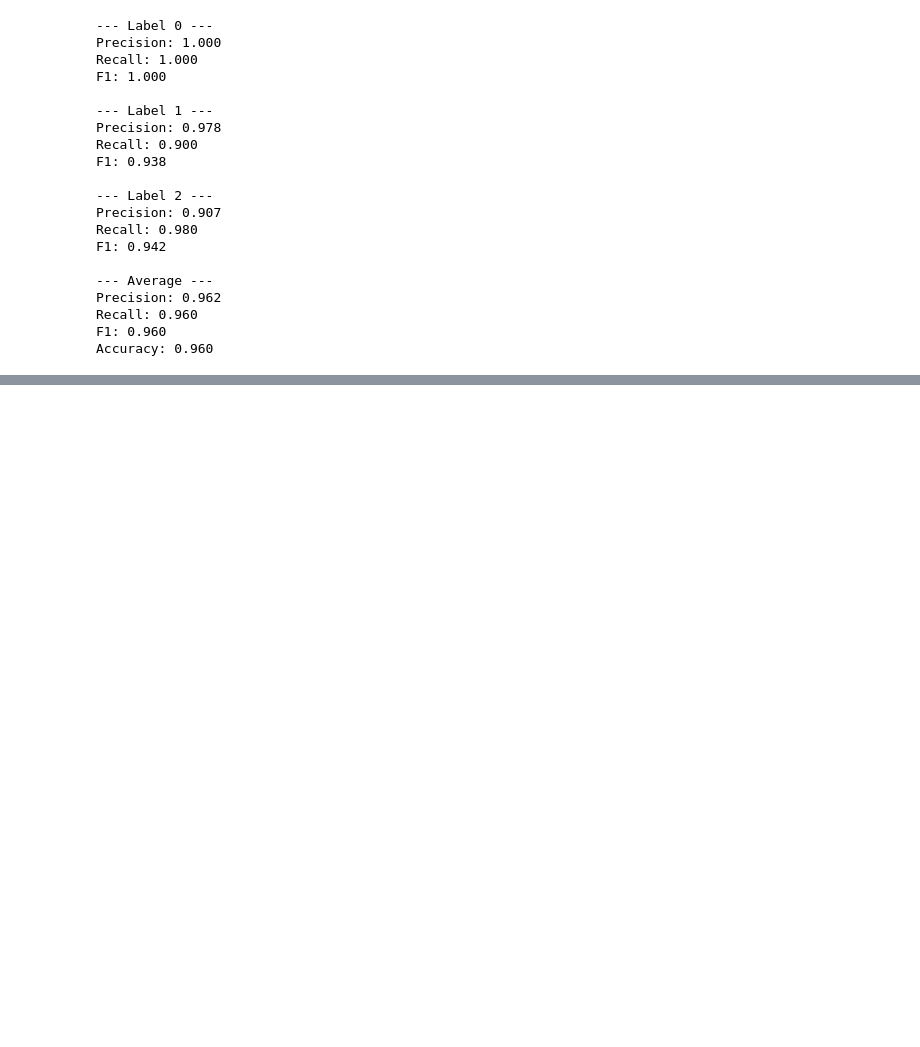
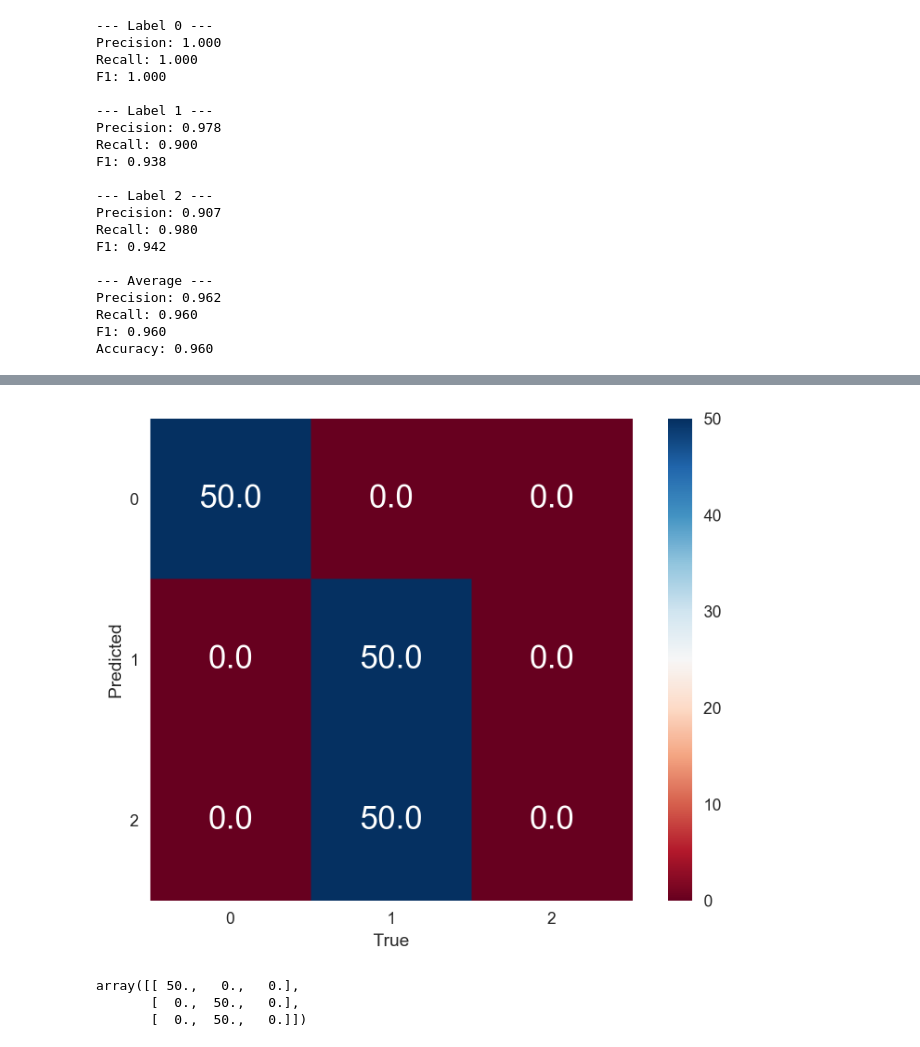
Before and after one commit to ZWMiller/machine_learning_from_scratch, a Jupyter notebook: notebooks/metrics/classification_metrics.ipynb, the cells around one changed output, grey strips where cells are left out. Cells and saved outputs as stored; diff of their text form; code cells hidden in the pictures; blank space fills up the shorter version.

```diff
--- a/notebooks/metrics/classification_metrics.ipynb
+++ b/notebooks/metrics/classification_metrics.ipynb
@@ -243,0 +244,7 @@ array([[ 50.,   0.,   0.],
+# %%
+pretty_confusion_matrix(y, pred2)
+# %% [output]
+[figure, added]
+array([[ 50.,   0.,   0.],
+       [  0.,  50.,   0.],
+       [  0.,  50.,   0.]])
```
Also changed, not shown: parts of 1 cell of this notebook, 3 other files.
